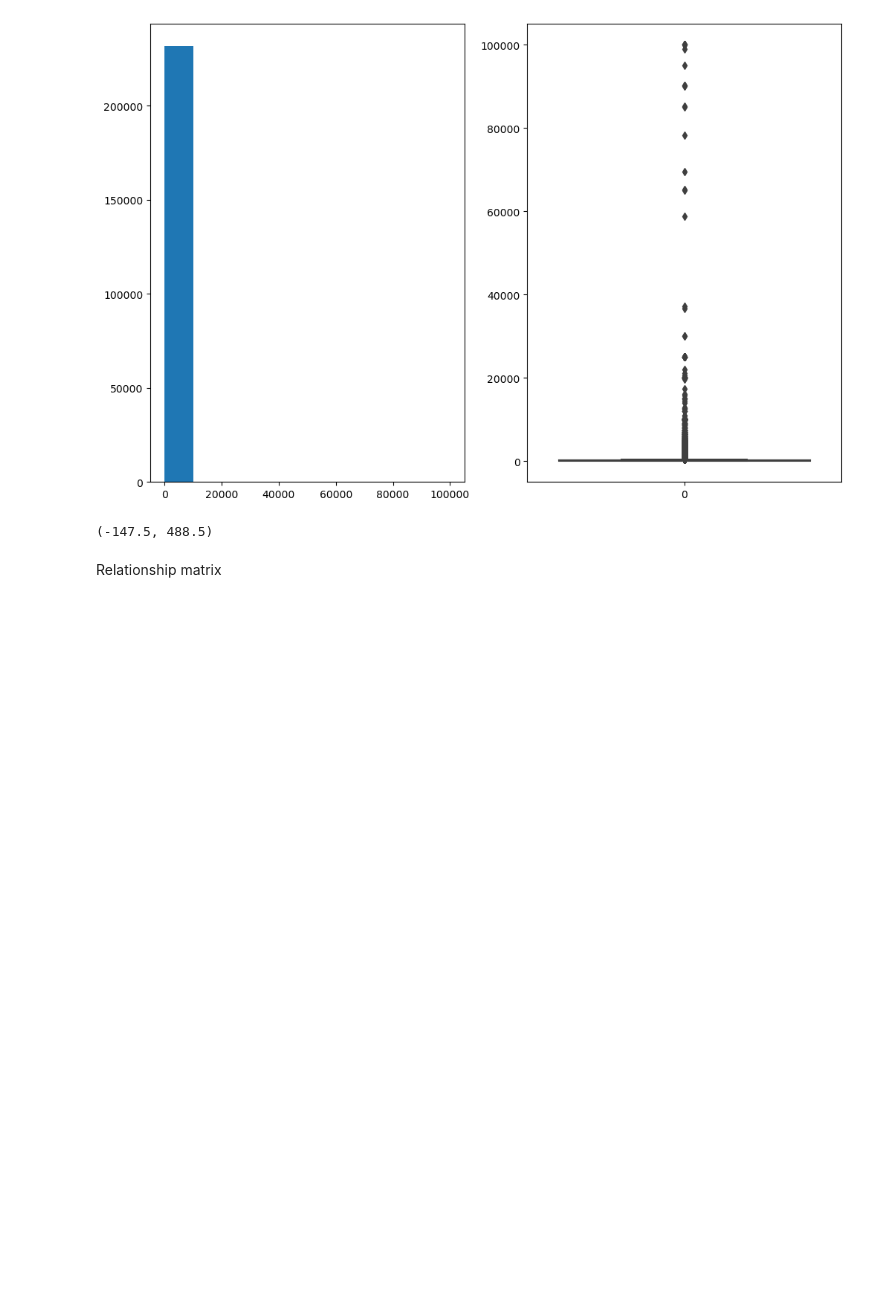
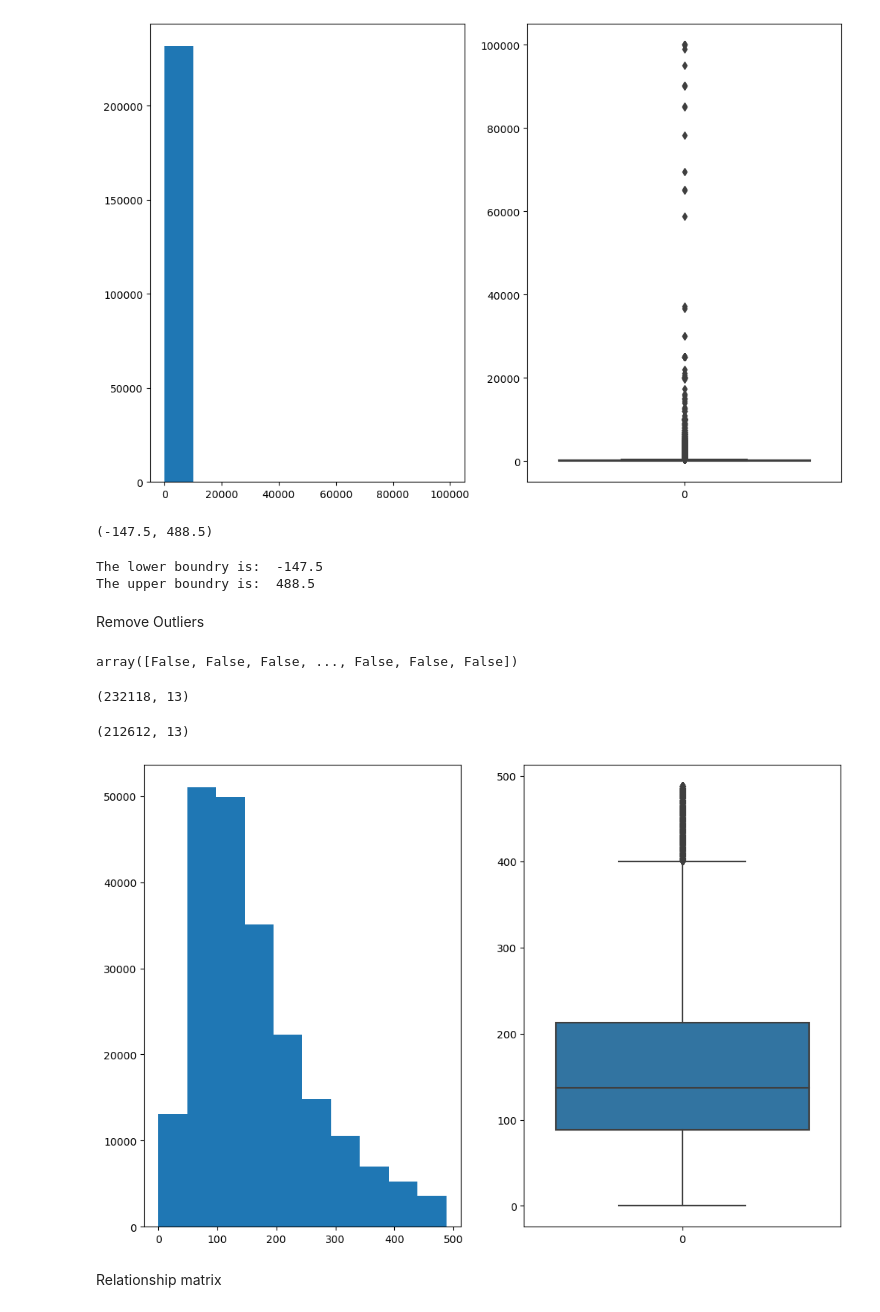
Before and after one commit to flo-shi/BNB-Price-Prediction, a Jupyter notebook: prediction.ipynb, the cells around one changed output. Saved outputs shown, nothing was run; the diff lists cells and outputs as text; code cells hidden in the pictures; blank space fills up the shorter version.

Commit message:
removing outlier

```diff
--- a/prediction.ipynb
+++ b/prediction.ipynb
@@ -271,6 +271,34 @@ def find_boundaries(data,col):
 find_boundaries(new_df,'price')
 # %% [output]
 (-147.5, 488.5)
+# %%
+lower_price , upper_price = find_boundaries(new_df, 'price')
+print("The lower boundry is: ", lower_price)
+print("The upper boundry is: ", upper_price)
+# %% [output]
+The lower boundry is:  -147.5
+The upper boundry is:  488.5
+# %% [markdown]
+Remove Outliers
+# %%
+# Return true for outlier and false for non-outliers
+outlier_price = np.where(new_df['price']< lower_price , True, np.where(new_df['price']> upper_price, True, False))
+outlier_price
+# %% [output]
+array([False, False, False, ..., False, False, False])
+# %%
+new_df.shape
+# %% [output]
+(232118, 13)
+# %%
+new_df1 = new_df.loc[~(outlier_price),]
+new_df1.shape
+# %% [output]
+(212612, 13)
+# %%
+plot(new_df1,'price')
+# %% [output]
+[figure, added]
 # %% [markdown]
 Relationship matrix
 # %%
```
